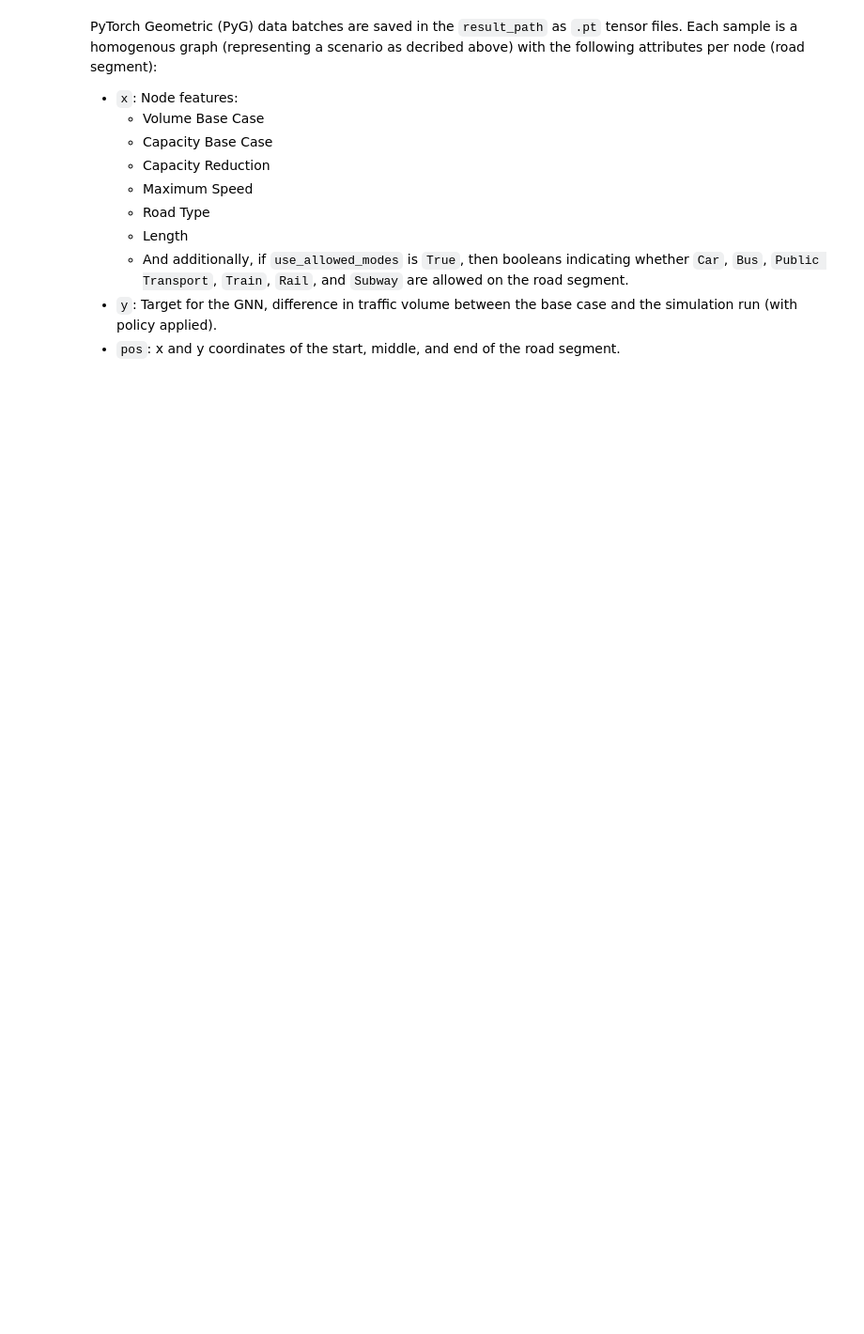
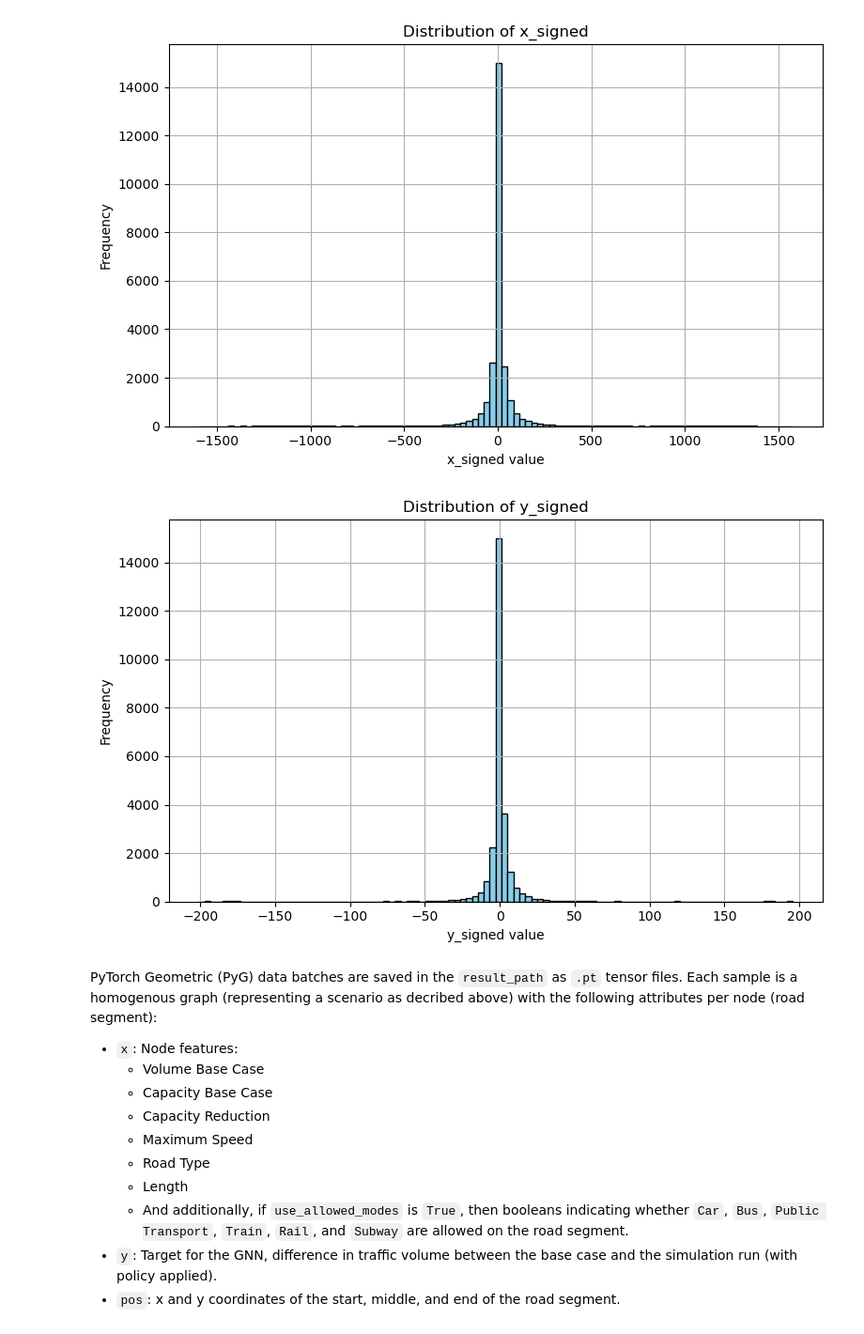
Before and after one commit to govindgoel/ml, a Jupyter notebook: scripts/training/data_explore.ipynb, the cells around one changed output. Shown at 94% size. Saved outputs shown, nothing was run; the diff lists cells and outputs as text; code cells hidden in the pictures; blank space fills up the shorter version.

```diff
--- a/scripts/training/data_explore.ipynb
+++ b/scripts/training/data_explore.ipynb
@@ -37,8 +19,0 @@ tensor([[-77.7245],
-# %%
-data_list = torch.load("../../data/train_data/node_features/datalist_batch_1.pt")
-print(data_list)
-print(data_list[0].x)
-print(len(data_list))
-
-# https://pytorch-geometric.readthedocs.io/en/latest/generated/torch_geometric.data.Data.html
-print(type(data_list[0]))
@@ -121,3 +106,34 @@ Parameters:
+# %%
+import matplotlib.pyplot as plt
+
+# Extract x_signed and convert to numpy
+x_signed = data_list[0].x_signed.squeeze().numpy()  # shape: (31635,)
+
+# Plot histogram
+plt.figure(figsize=(8, 5))
+plt.hist(x_signed, bins=100, color="skyblue", edgecolor="black")
+plt.title("Distribution of x_signed")
+plt.xlabel("x_signed value")
+plt.ylabel("Frequency")
+plt.grid(True)
+plt.tight_layout()
+plt.show()
+
+# Extract y_signed and convert to numpy
+y_signed = data_list[0].y_signed.squeeze().numpy()  # shape: (31635,)
+
+# Plot histogram
+plt.figure(figsize=(8, 5))
+plt.hist(y_signed, bins=100, color="skyblue", edgecolor="black")
+plt.title("Distribution of y_signed")
+plt.xlabel("y_signed value")
+plt.ylabel("Frequency")
+plt.grid(True)
+plt.tight_layout()
+plt.show()
+# %% [output]
+[figure, added]
+[figure, added]
 # %% [markdown]
 PyTorch Geometric (PyG) data batches are saved in the `result_path` as `.pt` tensor files. Each sample is a homogenous graph (representing a scenario as decribed above) with the following attributes per node (road segment):
 - `x`: Node features:
```
Also changed, not shown: parts of 7 cells of this notebook, 10 other files.
